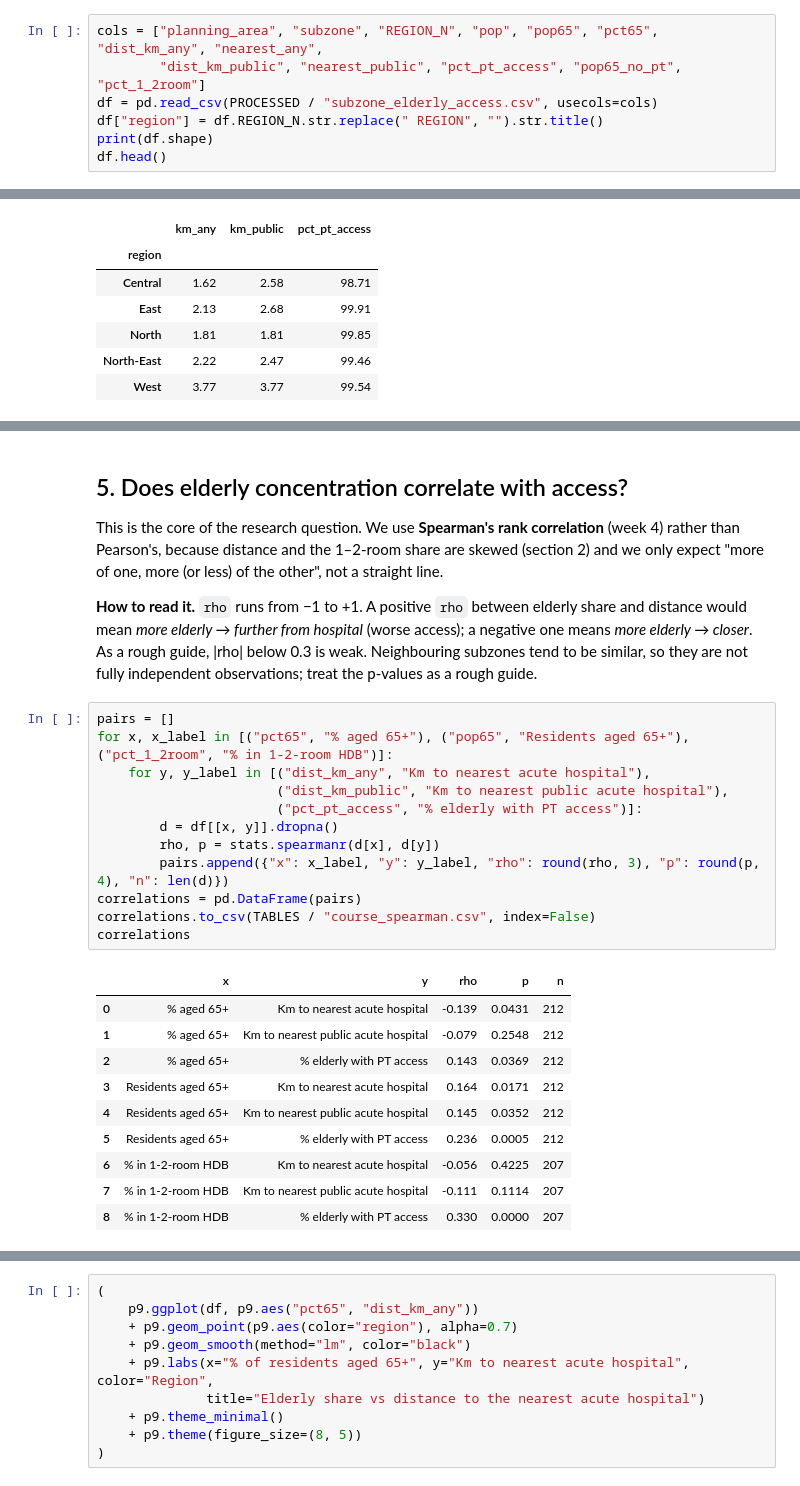
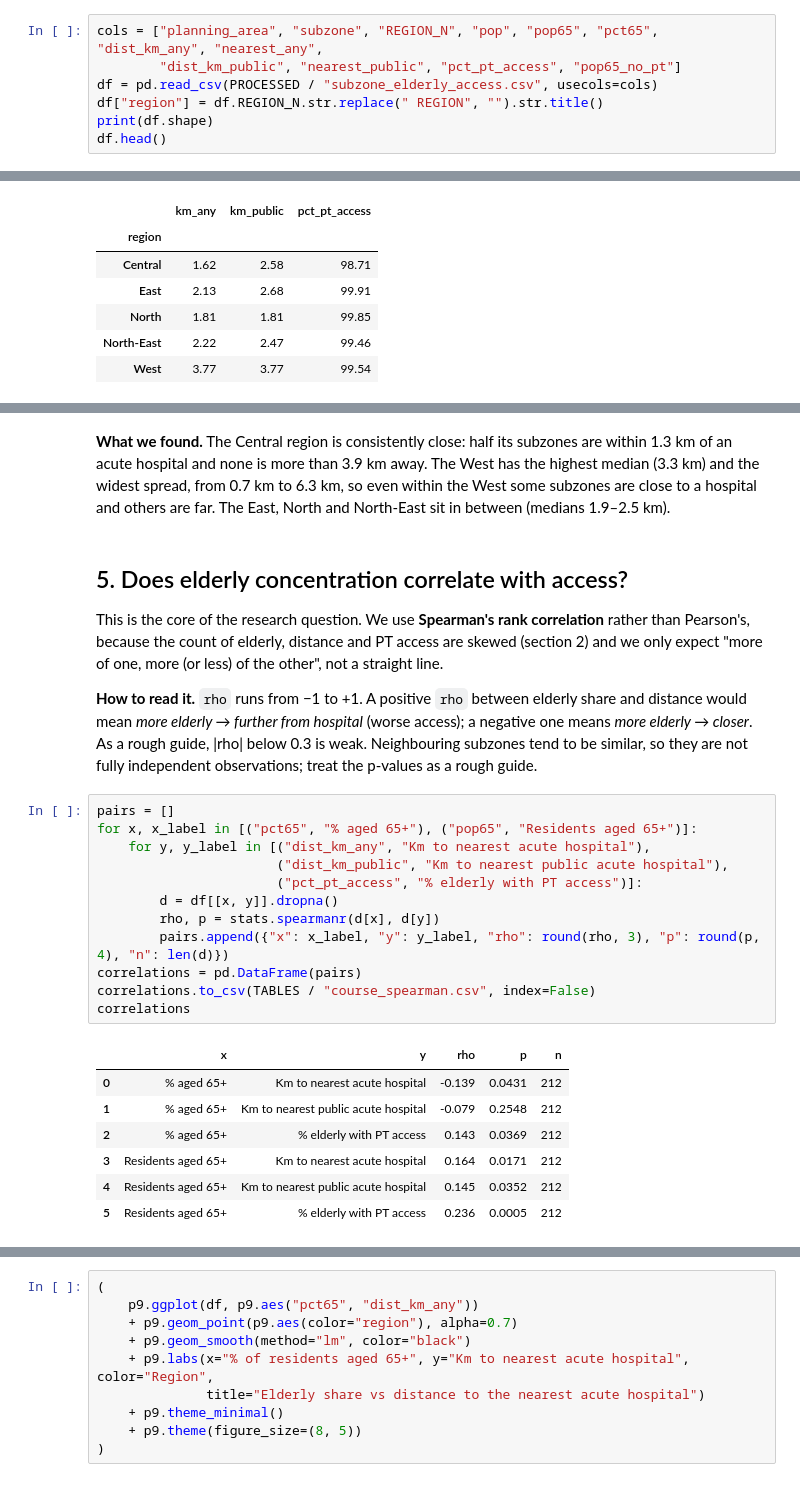
Before and after one commit to yeo-yu-ann31/HS4002-Corgi-Group-Project, a Jupyter notebook: elderly_access_course_methods.ipynb, the cells around one changed output, grey strips where cells are left out. Cells and saved outputs as stored; diff of their text form.

```diff
--- a/elderly_access_course_methods.ipynb
+++ b/elderly_access_course_methods.ipynb
@@ -127,7 +126,7 @@ We read only the columns we need (`usecols`) and make a shorter region name, e.g
 `"North-East"`. Each row is one subzone; there should be 212 rows.
 # %%
 cols = ["planning_area", "subzone", "REGION_N", "pop", "pop65", "pct65", "dist_km_any", "nearest_any",
-        "dist_km_public", "nearest_public", "pct_pt_access", "pop65_no_pt", "pct_1_2room"]
+        "dist_km_public", "nearest_public", "pct_pt_access", "pop65_no_pt"]
 df = pd.read_csv(PROCESSED / "subzone_elderly_access.csv", usecols=cols)
 df["region"] = df.REGION_N.str.replace(" REGION", "").str.title()
 print(df.shape)
@@ -361,9 +377,14 @@ access_by_region
+# %% [markdown]
+**What we found.** The Central region is consistently close: half its subzones are within 1.3 km of an acute
+hospital and none is more than 3.9 km away. The West has the highest median (3.3 km) and the widest spread,
+from 0.7 km to 6.3 km, so even within the West some subzones are close to a hospital and others are far.
+The East, North and North-East sit in between (medians 1.9–2.5 km).
 # %% [markdown]
 ## 5. Does elderly concentration correlate with access?
 
-This is the core of the research question. We use **Spearman's rank correlation** (week 4) rather than
-Pearson's, because distance and the 1–2-room share are skewed (section 2) and we only expect "more of one,
-more (or less) of the other", not a straight line.
+This is the core of the research question. We use **Spearman's rank correlation** rather than
+Pearson's, because the count of elderly, distance and PT access are skewed (section 2) and we only expect
+"more of one, more (or less) of the other", not a straight line.
 
 **How to read it.** `rho` runs from −1 to +1. A positive `rho` between elderly share and distance would mean
 *more elderly → further from hospital* (worse access); a negative one means *more elderly → closer*. As a
@@ -371,25 +392,22 @@ rough guide, |rho| below 0.3 is weak. Neighbouring subzones tend to be similar,
 independent observations; treat the p-values as a rough guide.
 # %%
 pairs = []
-for x, x_label in [("pct65", "% aged 65+"), ("pop65", "Residents aged 65+"), ("pct_1_2room", "% in 1-2-room HDB")]:
+for x, x_label in [("pct65", "% aged 65+"), ("pop65", "Residents aged 65+")]:
     for y, y_label in [("dist_km_any", "Km to nearest acute hospital"),
                        ("dist_km_public", "Km to nearest public acute hospital"),
                        ("pct_pt_access", "% elderly with PT access")]:
         d = df[[x, y]].dropna()
         rho, p = stats.spearmanr(d[x], d[y])
         pairs.append({"x": x_label, "y": y_label, "rho": round(rho, 3), "p": round(p, 4), "n": len(d)})
 correlations = pd.DataFrame(pairs)
 correlations.to_csv(TABLES / "course_spearman.csv", index=False)
 correlations
 # %% [output]
 |  | x | y | rho | p | n |
 | 0 | % aged 65+ | Km to nearest acute hospital | -0.139 | 0.0431 | 212 |
 | 1 | % aged 65+ | Km to nearest public acute hospital | -0.079 | 0.2548 | 212 |
 | 2 | % aged 65+ | % elderly with PT access | 0.143 | 0.0369 | 212 |
 | 3 | Residents aged 65+ | Km to nearest acute hospital | 0.164 | 0.0171 | 212 |
 | 4 | Residents aged 65+ | Km to nearest public acute hospital | 0.145 | 0.0352 | 212 |
 | 5 | Residents aged 65+ | % elderly with PT access | 0.236 | 0.0005 | 212 |
-| 6 | % in 1-2-room HDB | Km to nearest acute hospital | -0.056 | 0.4225 | 207 |
-| 7 | % in 1-2-room HDB | Km to nearest public acute hospital | -0.111 | 0.1114 | 207 |
-| 8 | % in 1-2-room HDB | % elderly with PT access | 0.330 | 0.0000 | 207 |
 # %% [markdown]
```
Also changed, not shown: parts of 30 cells of this notebook, 2 other files.
